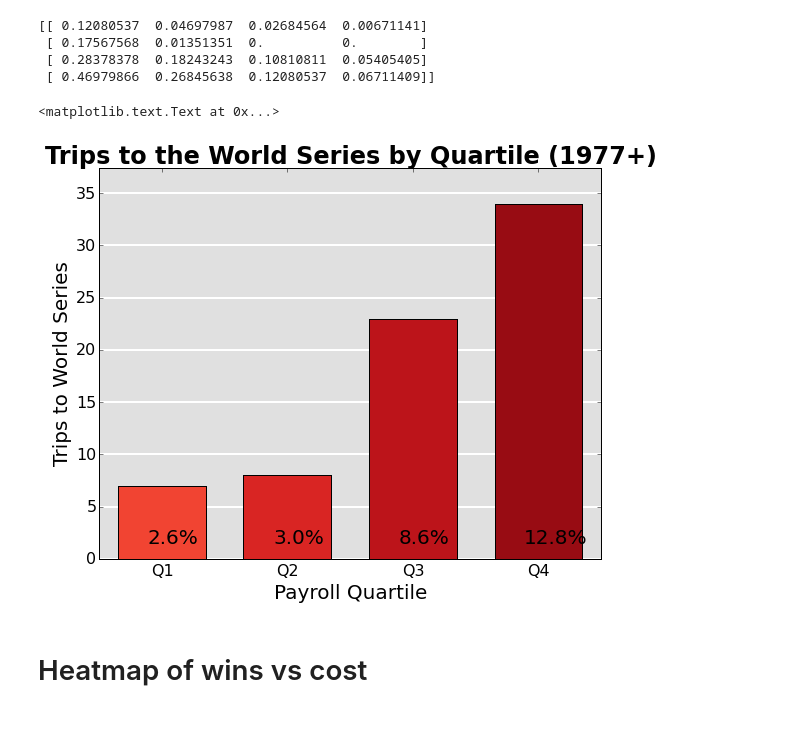
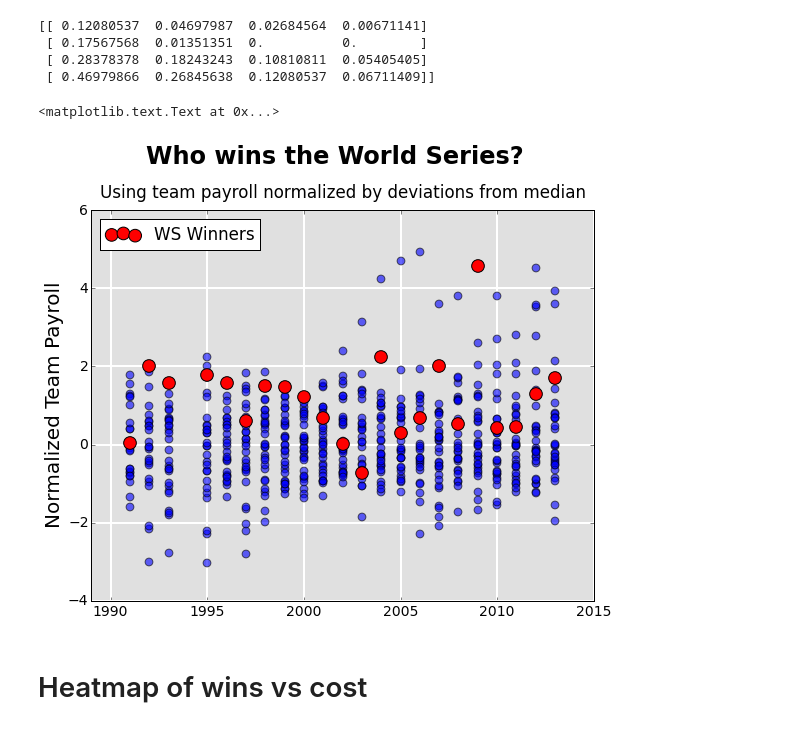
Before and after one commit to tyleha/personal, a Jupyter notebook: baseball.ipynb, the cells around one changed output. Drawn from its saved outputs; the diff is of its cells as text; code cells hidden in the pictures.

Commit message:
new graph of year to year salary mads

```diff
--- a/baseball.ipynb
+++ b/baseball.ipynb
@@ -519,38 +490,34 @@ print table
  [ 0.17567568  0.01351351  0.          0.        ]
  [ 0.28378378  0.18243243  0.10810811  0.05405405]
  [ 0.46979866  0.26845638  0.12080537  0.06711409]]
-# %%
-# plot liklihood of making the playoffs
-plt.rc('font', size=16)
-fig = plt.figure(figsize=(9,7))
-ax = fig.add_subplot(111, axisbg='#E0E0E0')
-ax.grid(axis='y', linewidth=2, ls='-', color='#ffffff')
-ax.set_axisbelow(True)
-
-margin = 0.15
-width = 1.-2*margin
-ind = np.arange(4)
-
-cm = plt.get_cmap('Reds')
-colors = [cm(c) for c in [0.6,0.7,0.8,0.9]]
-
-pts = quartiles.playoffs.agg(lambda x: np.sum(x > 2))
-plt.bar(ind+margin, pts, width, color=colors)
-ax.set_xticks(ind+0.5)
-ax.set_xticklabels(['Q1', 'Q2', 'Q3', 'Q4'])
-ax.set_ylim([0, np.max(pts)*1.1])
-
-for i, wp in enumerate(pts):
-    ax.text((ind+margin)[i]+0.25, 1.5, '%0.1f%%'%(100*float(wp)/quartiles.quartile.count()[1]),
-            fontdict={'color':'k', 'fontsize':20})
-
-ax.set_ylabel("Trips to World Series", fontsize=20)
-ax.set_xlabel("Payroll Quartile", fontsize=20)
-ax.set_title("Trips to the World Series by Quartile (1977+)",
-             fontdict={'size':24, 'fontweight':'bold'})
-# %% [output]
-<matplotlib.text.Text at 0x...>
-[figure, removed]
+# %%
+# plot payroll rank of WS winners by year
+plt.rc('font', size=14)
+fig = plt.figure(figsize=(9,7))
+ax = fig.add_subplot(111, axisbg='#E0E0E0')
+ax.grid(axis='y', linewidth=2, ls='-', color='#ffffff')
+ax.grid(axis='x', linewidth=2, ls='-', color='#ffffff')
+ax.set_axisbelow(True)
+
+cm = plt.get_cmap('Reds')
+winners = stats[(stats.year > 1990) & (stats.playoffs == 4)]
+
+for yr in np.arange(1991, 2014):
+    if yr == 1994:
+        continue
+    thisyear = stats[stats.year == yr]
+    plt.scatter(yr, winners[winners.year == yr].mad_salary, edgecolor='k', s=160, color='r', zorder=2)
+    plt.scatter(thisyear.year, thisyear.mad_salary, s=60, alpha=0.6, zorder=1)
+
+ax.set_xlim([1989, 2015])
+ax.set_ylabel("Normalized Team Payroll", fontsize=20)
+
+ax.legend(['WS Winners'], loc='upper left')
+fig.suptitle("Who wins the World Series?", fontdict={'size':24, 'fontweight':'bold'}, y=1.03)
+ax.set_title("Using team payroll normalized by deviations from median", y=1.02)
+# %% [output]
+<matplotlib.text.Text at 0x...>
+[figure, added]
 # %% [markdown]
 # Heatmap of wins vs cost
 # %%
```
Also changed, not shown: parts of 2 cells of this notebook, 1 other file.
